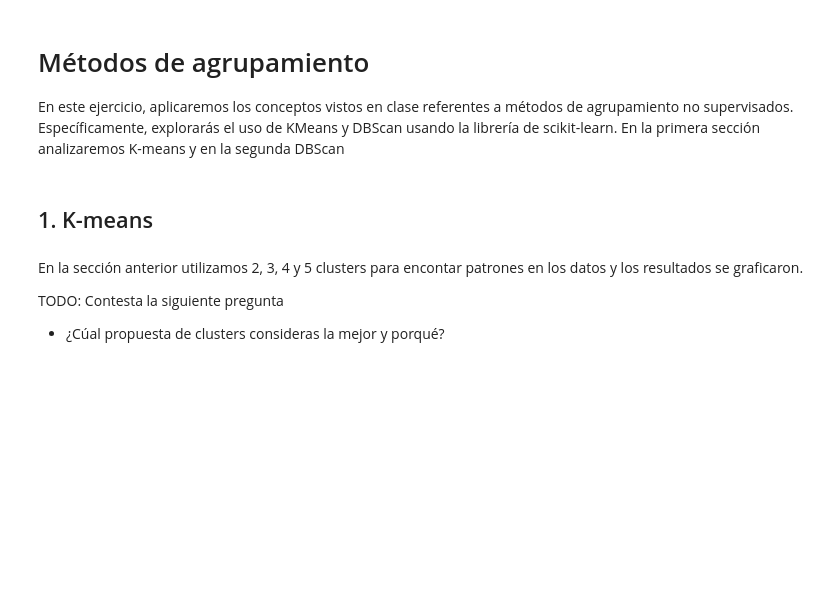
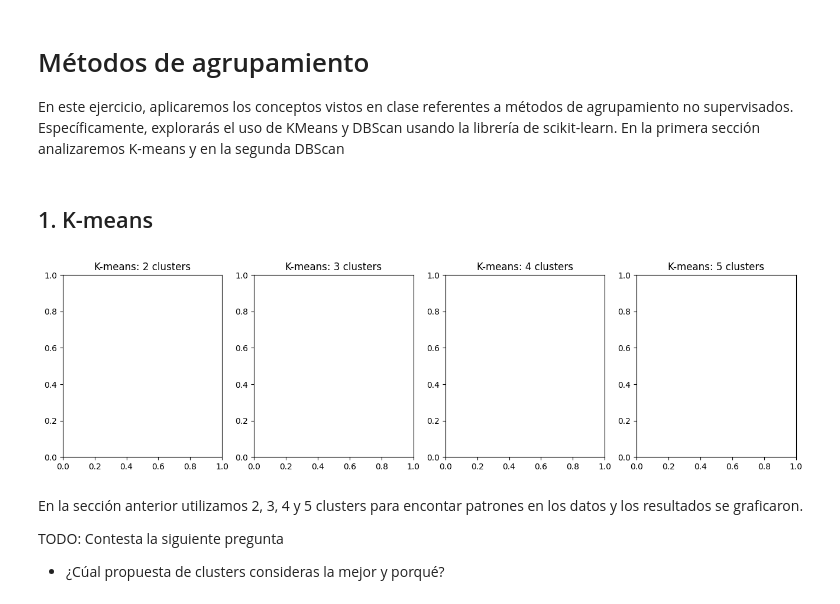
Before and after one commit to marianovba/ML23_LosGoons, a Jupyter notebook: ml23/ejercicio_4_Unsupervised/clustering.ipynb, the cells around one changed output. Saved outputs shown, nothing was run; the diff lists cells and outputs as text; code cells hidden in the pictures; blank space fills up the shorter version.

```diff
--- a/ml23/ejercicio_4_Unsupervised/clustering.ipynb
+++ b/ml23/ejercicio_4_Unsupervised/clustering.ipynb
@@ -22,27 +22,30 @@ matplotlib.rc('image', cmap='nipy_spectral')
 # %%
 # Generaremos 3 blobs, cada uno con datos iguales. En total habran 1000 puntos distribuidos en estos blobs.
 n_samples = 1000
 X, _ = datasets.make_blobs(n_samples=n_samples, centers=3, random_state=random_state)
 
 # Utilizaremos el algoritmo de KMeans para encontrar clusters en los datos
 n_cols = 4
 n_clusters_list = [2, 3, 4, 5]
 rows = len(n_clusters_list) // n_cols
 fig, axes = plt.subplots(rows, n_cols, figsize=(4*n_cols, 4))
 axes = axes.flatten()
 for ax, n_clusters in zip(axes, n_clusters_list):
     # TODO: Encuentra los clusters utilizando el algoritmo de KMeans implementado en scikit-learn
     # ====== Start of solution =====
-    model = ...
+    model = KMeans(n_clusters=5).fit(X,_)
 
     # TODO: Grafica los datos usando scatter, recuerda que X = (x, y)
-
+    plt.scatter(f1, f2, c=asignar, s=70)
+    plt.scatter(C[:, 0], C[:, 1], marker='*', c=colores, s=1000)
     # TODO: Lee la documentación de sklearn para obtener los centroides del modelo entrenado
     # y grafícalos con ax.scatter
 
 
     ax.set_title(f"K-means: {n_clusters} clusters")
 plt.show()
+# %% [output]
+[figure, added]
 # %% [markdown]
 En la sección anterior utilizamos 2, 3, 4 y 5 clusters para encontar patrones en los datos y los resultados se graficaron.
 
```
Also changed, not shown: 1 other file.
